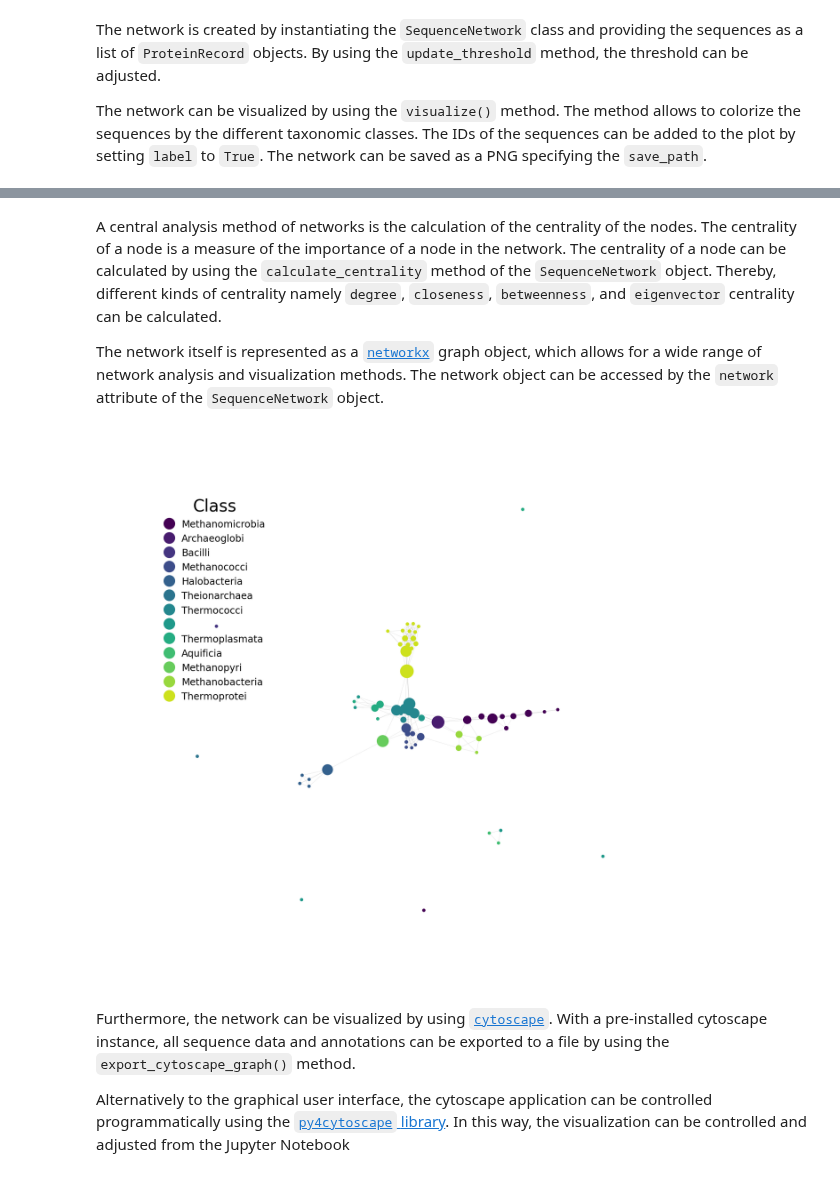
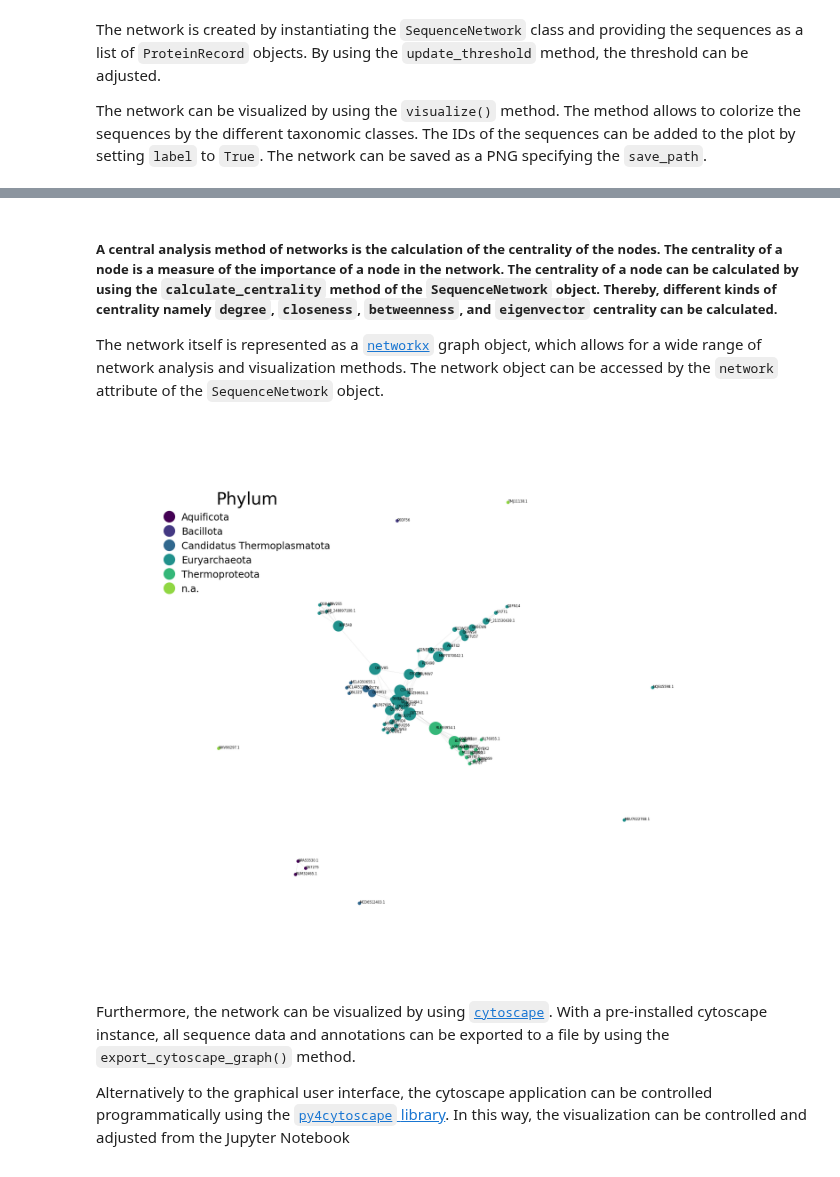
Before and after one commit to PyEED/pyeed, a Jupyter notebook: docs/examples/network.ipynb, the cells around one changed output, grey strips where cells are left out. Cells and saved outputs as stored; diff of their text form; code cells hidden in the pictures.

```diff
--- a/docs/examples/network.ipynb
+++ b/docs/examples/network.ipynb
@@ -37,16 +37,17 @@ graph.visualize(color="domain")
 # %% [markdown]
-A central analysis method of networks is the calculation of the centrality of the nodes. The centrality of a node is a measure of the importance of a node in the network. The centrality of a node can be calculated by using the `calculate_centrality` method of the `SequenceNetwork` object. Thereby, different kinds of centrality namely `degree`, `closeness`, `betweenness`, and `eigenvector` centrality can be calculated.
+##### A central analysis method of networks is the calculation of the centrality of the nodes. The centrality of a node is a measure of the importance of a node in the network. The centrality of a node can be calculated by using the `calculate_centrality` method of the `SequenceNetwork` object. Thereby, different kinds of centrality namely `degree`, `closeness`, `betweenness`, and `eigenvector` centrality can be calculated.
 
 The network itself is represented as a [`networkx`](https://networkx.org/documentation/stable/index.html) graph object, which allows for a wide range of network analysis and visualization methods. The network object can be accessed by the `network` attribute of the `SequenceNetwork` object.
 # %%
 graph.update_threshhold(0.45)
 graph.calculate_centrality("betweenness")
 graph.visualize(
     size=True,
-    color="class",
+    color="phylum",
+    labels=True
 )
 # %% [output]
-[figure, old version]
+[figure, new version]
 # %% [markdown]
 Furthermore, the network can be visualized by using [`cytoscape`](https://cytoscape.org/). With a pre-installed cytoscape instance, all sequence data and annotations can be exported to a file by using the `export_cytoscape_graph()` method.
 
```
Also changed, not shown: parts of 2 cells of this notebook, 39 other files.
